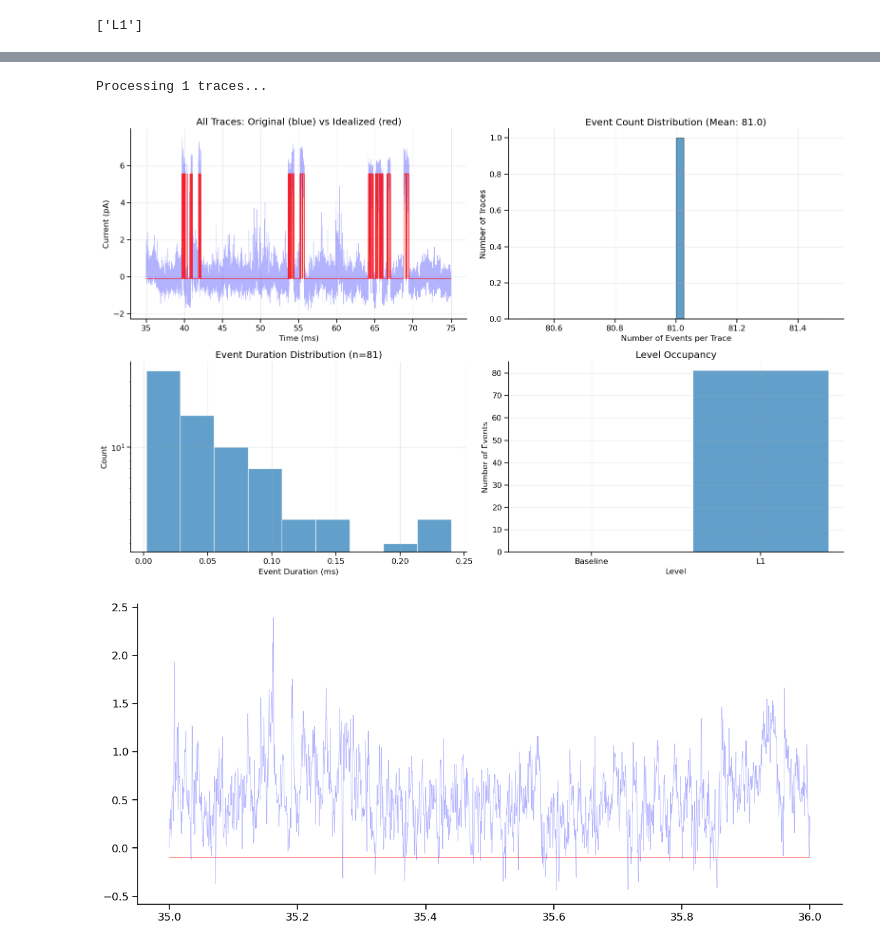
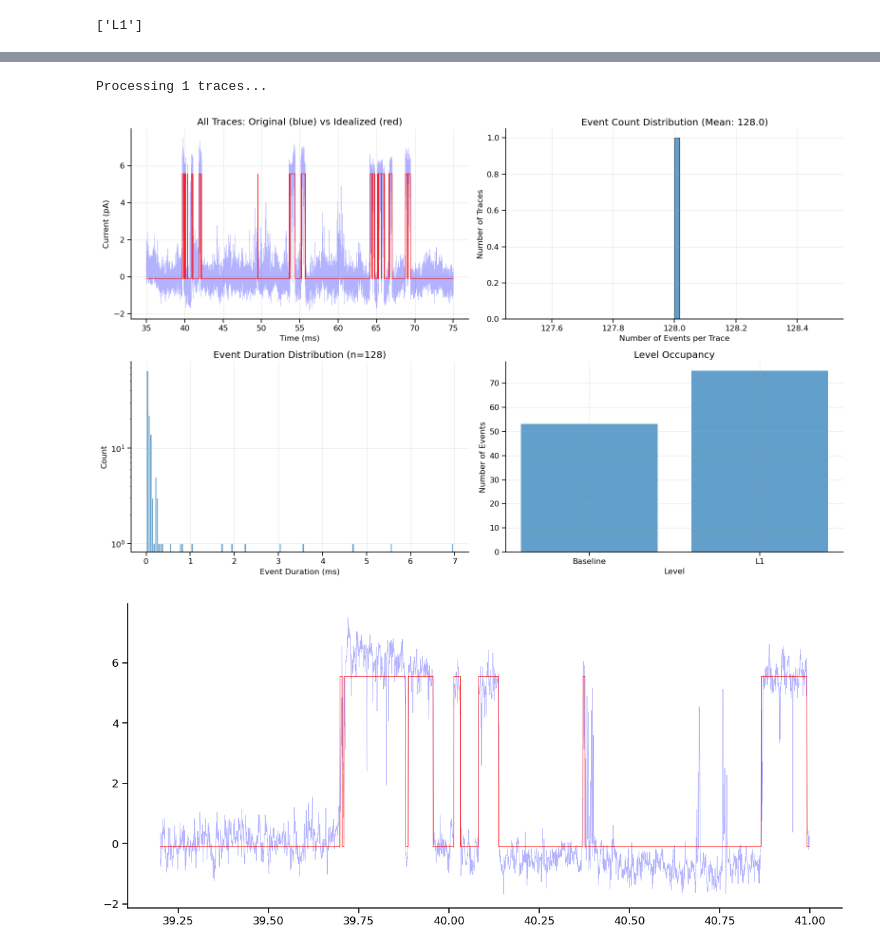
Before and after one commit to argalloni/CSHL_IonChannels2025, a Jupyter notebook: Analysis 9 - Single channels.ipynb, the cells around one changed output, grey strips where cells are left out. Saved outputs shown, nothing was run; the diff lists cells and outputs as text; code cells hidden in the pictures.

Commit message:
updated single channel analysis

```diff
--- a/Analysis 9 - Single channels.ipynb
+++ b/Analysis 9 - Single channels.ipynb
@@ -181,7 +186,7 @@ Detection thresholds: ['2.73'] pA
 ['L1']
 # %%
 # Set detection parameters
-detector.min_event_duration = 2.0  # ms - adjust based on your channel kinetics
+detector.min_event_duration = 1.  # ms - adjust based on your channel kinetics
 detector.hysteresis_factor = 0.15  # Helps with noisy transitions
 
 # Test on a single trace first
@@ -215,20 +220,20 @@ To adjust levels, run: detector.set_current_levels([level1, level2, ...])
 events_all, idealized_traces = detector.detect_all_events(plot_summary=True, duration_hist_bins='auto')
 # %% [output]
 Processing 1 traces...
-[figure, old version]
+[figure, new version]
 # %%
-start_time = 35   # in seconds
-end_time = 36       # in seconds
+start_time = 39.   # in seconds
+end_time = 41       # in seconds
 
 fig, ax = plt.subplots(figsize=(14, 6))
 t0 = time[0]
 start_idx = time_to_index(start_time-t0, sampling_freq) *1000
 end_idx = time_to_index(end_time-t0, sampling_freq) *1000
 ax.plot(time[start_idx:end_idx], detector.traces[trace_idx, start_idx:end_idx], 'b-', alpha=0.3, linewidth=0.5, label='Filtered')
 ax.plot(time[start_idx:end_idx], detector.idealized_traces[trace_idx, start_idx:end_idx], 'r-', linewidth=0.5, label='Idealized')
 plt.show()
 # %% [output]
-[figure, old version]
+[figure, new version]
 # %%
 # Get all event durations
 durations = detector.calculate_event_durations()
```
Also changed, not shown: parts of 13 cells of this notebook.
